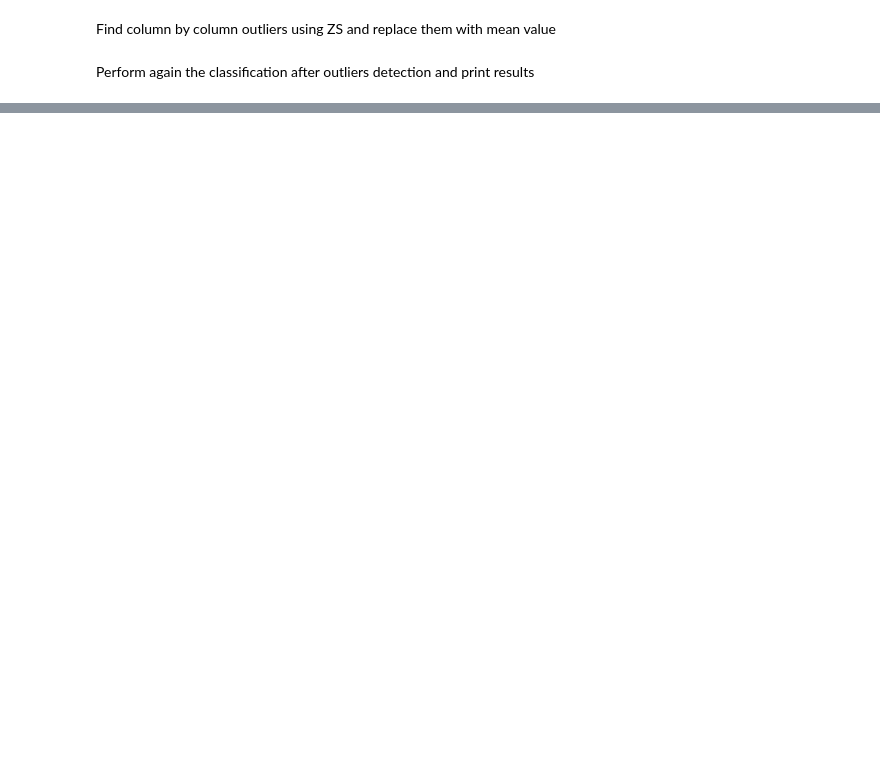
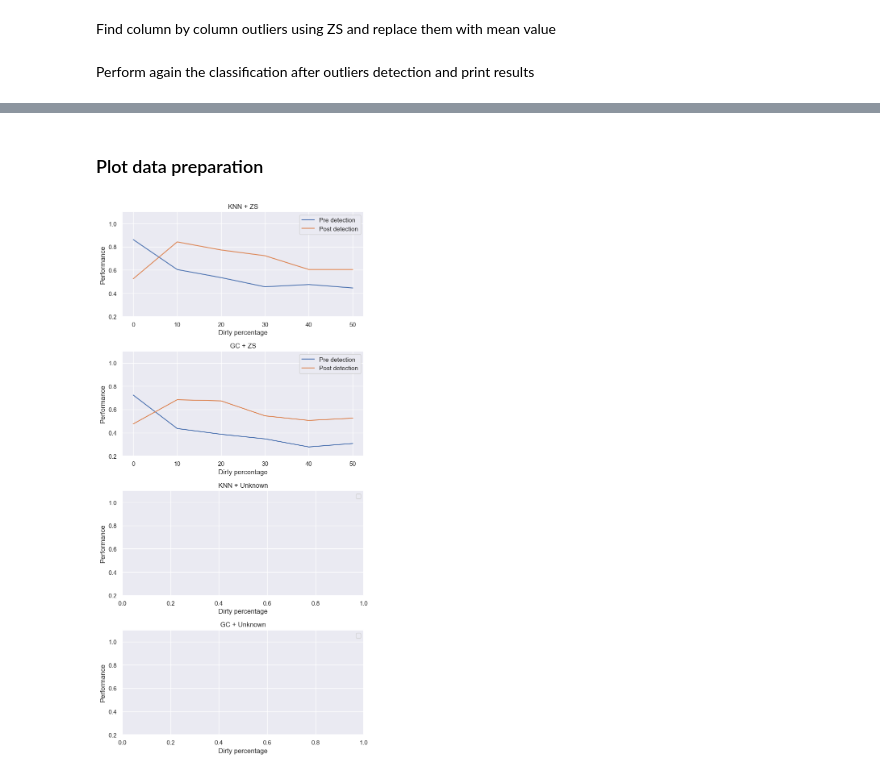
Before and after one commit to matteovisotto/DQ-SangiVisotto, a Jupyter notebook: DQ-Ecoli.ipynb, the cells around one changed output, grey strips where cells are left out. Saved outputs shown, nothing was run; the diff lists cells and outputs as text; code cells hidden in the pictures; blank space fills up the shorter version.

```diff
--- a/DQ-Ecoli.ipynb
+++ b/DQ-Ecoli.ipynb
@@ -129,0 +146,3 @@ plotScores(scores, 'Pre-detection - Trainset and Testset performances')
+# %%
+knscores = computeScoresKN(ecoli_list)
+printScores(knscores)
@@ -129,0 +162,3 @@ plotScores(scores, 'Pre-detection - Trainset and Testset performances')
+# %%
+gcscore = computeScoresGC(ecoli_list)
+printScores(gcscore)
@@ -138,2 +182,4 @@ for col in cleaned.columns:
+# %%
+cleaned_zs_lists = cleanDatasetsZS(ecoli_list)
 # %% [markdown]
 Perform again the classification after outliers detection and print results
@@ -167,0 +186,3 @@ plotScores(scores, 'Post-detection - Trainset and Testset performances')
+# %%
+cleaned_knscores = computeScoresKN(cleaned_zs_lists)
+cleaned_gcscores = computeScoresGC(cleaned_zs_lists)
@@ -167,0 +219,45 @@ plotScores(scores, 'Post-detection - Trainset and Testset performances')
+# %% [markdown]
+### Plot data preparation
+# %%
+def toArray(score):
+    t = []
+    for s in score:
+        t.append(s['scores'][1])
+    return t
+plotData = {
+    'dirty': [0, 10, 20, 30, 40, 50],
+    'knc_pre': toArray(knscores),
+    'gc_pre': toArray(gcscore),
+    'knc_zs_post': toArray(cleaned_knscores),
+    'gc_zs_post': toArray(cleaned_gcscores)
+}
+dataframe = pd.DataFrame(plotData)
+sns.set()
+fig, axes = plt.subplots(4, 1, sharex=False, figsize=(7,14))
+
+sns.lineplot(ax=axes[0], x='dirty', y='knc_pre', data=dataframe)
+sns.lineplot(ax=axes[0], x='dirty', y='knc_zs_post', data=dataframe)
+axes[0].legend(['Pre detection', 'Post detection'])
+axes[0].set(xlabel='Dirty percentage', ylabel='Performance')
+axes[0].set_ylim(0.2,1.1)
+axes[0].set_title('KNN + ZS')
+
+sns.lineplot(ax=axes[1], x='dirty', y='gc_pre', data=dataframe)
+sns.lineplot(ax=axes[1], x='dirty', y='gc_zs_post', data=dataframe)
+axes[1].legend(['Pre detection', 'Post detection'])
+axes[1].set(xlabel='Dirty percentage', ylabel='Performance')
+axes[1].set_ylim(0.2,1.1)
+axes[1].set_title('GC + ZS')
+
+axes[2].legend(['Pre detection', 'Post detection'])
+axes[2].set(xlabel='Dirty percentage', ylabel='Performance')
+axes[2].set_ylim(0.2,1.1)
+axes[2].set_title('KNN + Unknown')
+
+axes[3].legend(['Pre detection', 'Post detection'])
+axes[3].set(xlabel='Dirty percentage', ylabel='Performance')
+axes[3].set_ylim(0.2,1.1)
+axes[3].set_title('GC + Unknown')
+fig.tight_layout()
+# %% [output]
+[figure, added]
```
Also changed, not shown: parts of 21 cells of this notebook, 1 other file.
